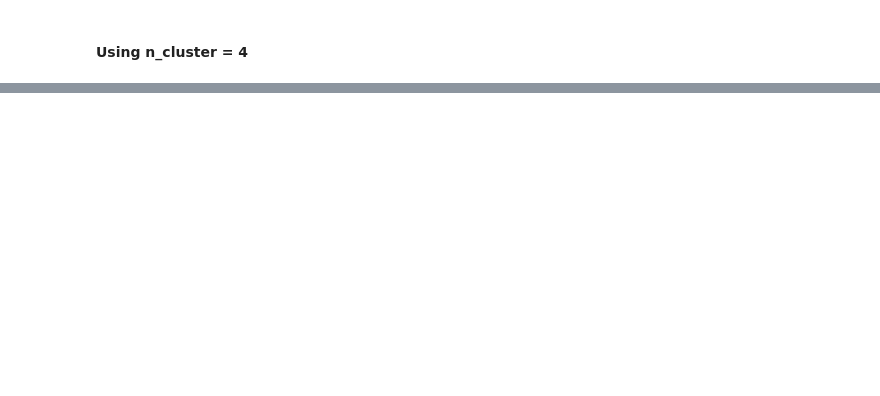
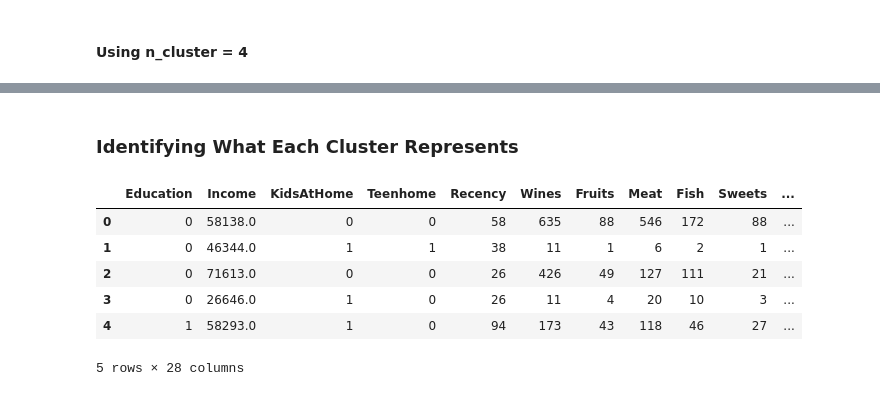
Before and after one commit to Dannypham142/customer-clustering, a Jupyter notebook: module_4_code.ipynb, the cells around one changed output, grey strips where cells are left out. Drawn from its saved outputs; the diff is of its cells as text; code cells hidden in the pictures; blank space fills up the shorter version.

```diff
--- a/module_4_code.ipynb
+++ b/module_4_code.ipynb
@@ -223,0 +225,14 @@ pca_ds.head(25)
+# %% [markdown]
+### Identifying What Each Cluster Represents
+# %%
+# Taking a look at features before being passed into PCA for a better understanding
+df['cluster'] = y_pred
+df.head()
+# %% [output]
+|  | Education | Income | KidsAtHome | Teenhome | Recency | Wines | Fruits | Meat | Fish | Sweets | ... |
+| 0 | 0 | 58138.0 | 0 | 0 | 58 | 635 | 88 | 546 | 172 | 88 | ... |
+| 1 | 0 | 46344.0 | 1 | 1 | 38 | 11 | 1 | 6 | 2 | 1 | ... |
+| 2 | 0 | 71613.0 | 0 | 0 | 26 | 426 | 49 | 127 | 111 | 21 | ... |
+| 3 | 0 | 26646.0 | 1 | 0 | 26 | 11 | 4 | 20 | 10 | 3 | ... |
+| 4 | 1 | 58293.0 | 1 | 0 | 94 | 173 | 43 | 118 | 46 | 27 | ... |
+5 rows × 28 columns
```
Also changed, not shown: parts of 15 cells of this notebook.
